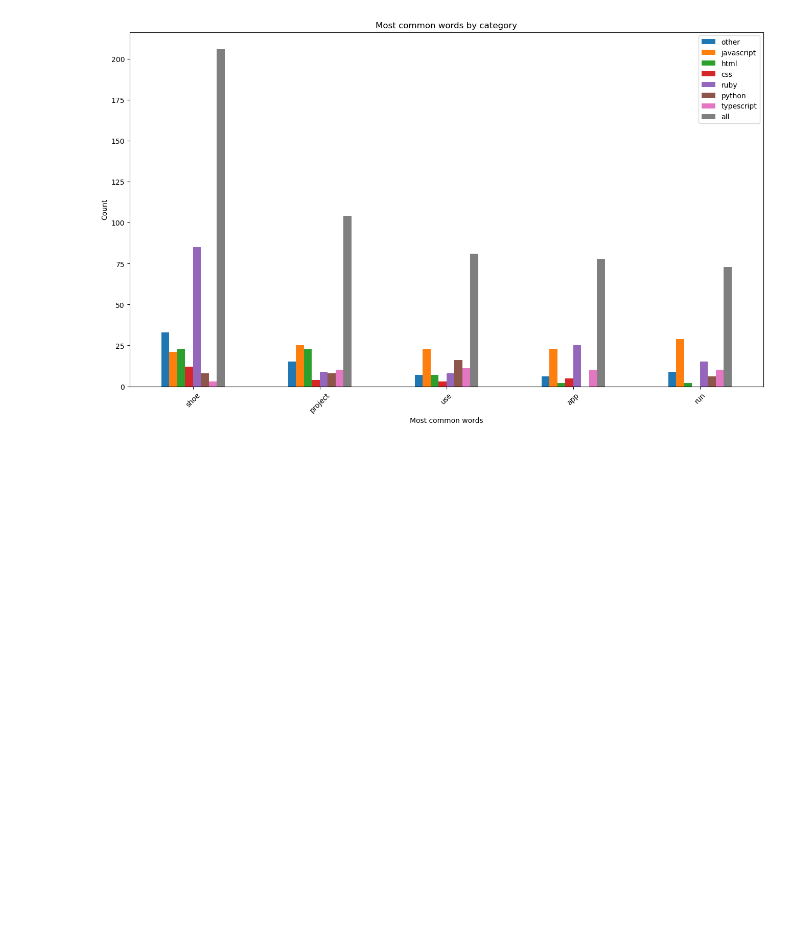
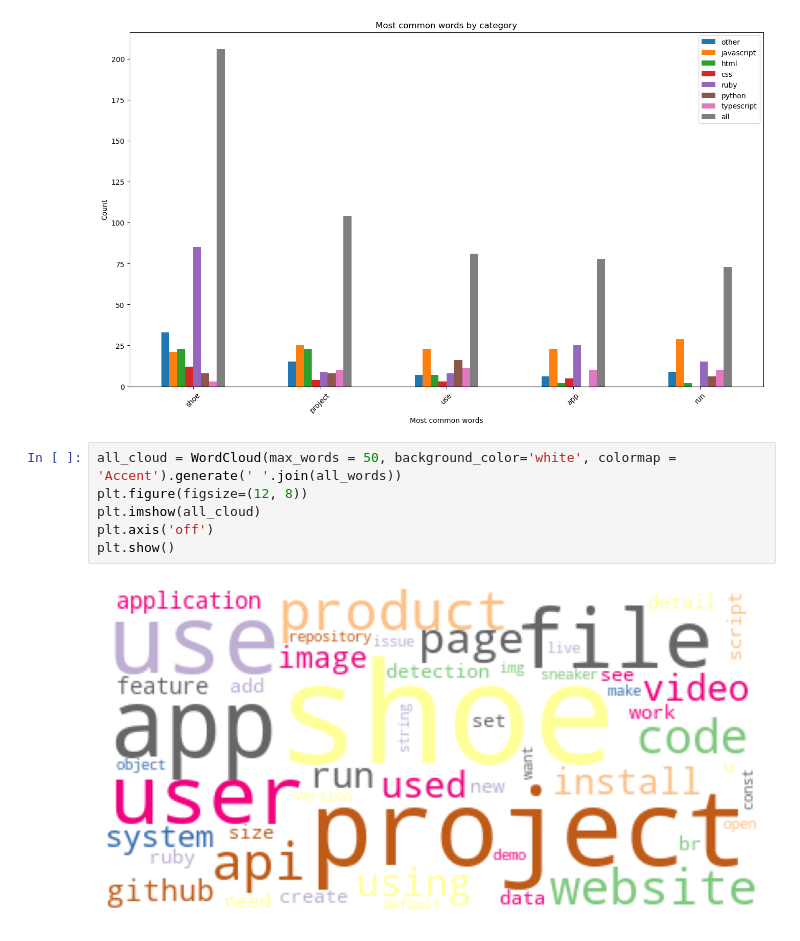
Before and after one commit to nlp-group-project/github-readme-languages, a Jupyter notebook: Smitty.ipynb, the cells around one changed output. Drawn from its saved outputs; the diff is of its cells as text; blank space fills up the shorter version.

```diff
--- a/Smitty.ipynb
+++ b/Smitty.ipynb
@@ -285,3 +304,11 @@ plt.xticks(rotation=45)
 plt.show()
 # %% [output]
 [figure]
+# %%
+all_cloud = WordCloud(max_words = 50, background_color='white', colormap = 'Accent').generate(' '.join(all_words))
+plt.figure(figsize=(12, 8))
+plt.imshow(all_cloud)
+plt.axis('off')
+plt.show()
+# %% [output]
+[figure, added]
```
Also changed, not shown: parts of 10 cells of this notebook.
